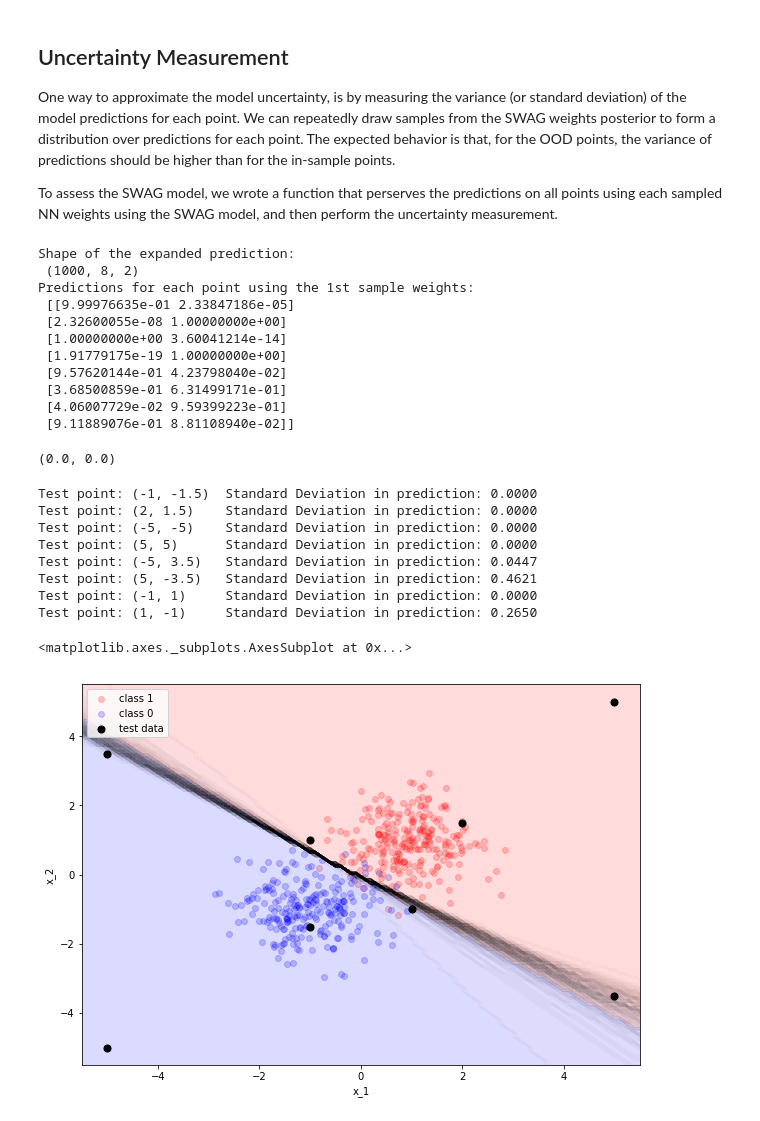
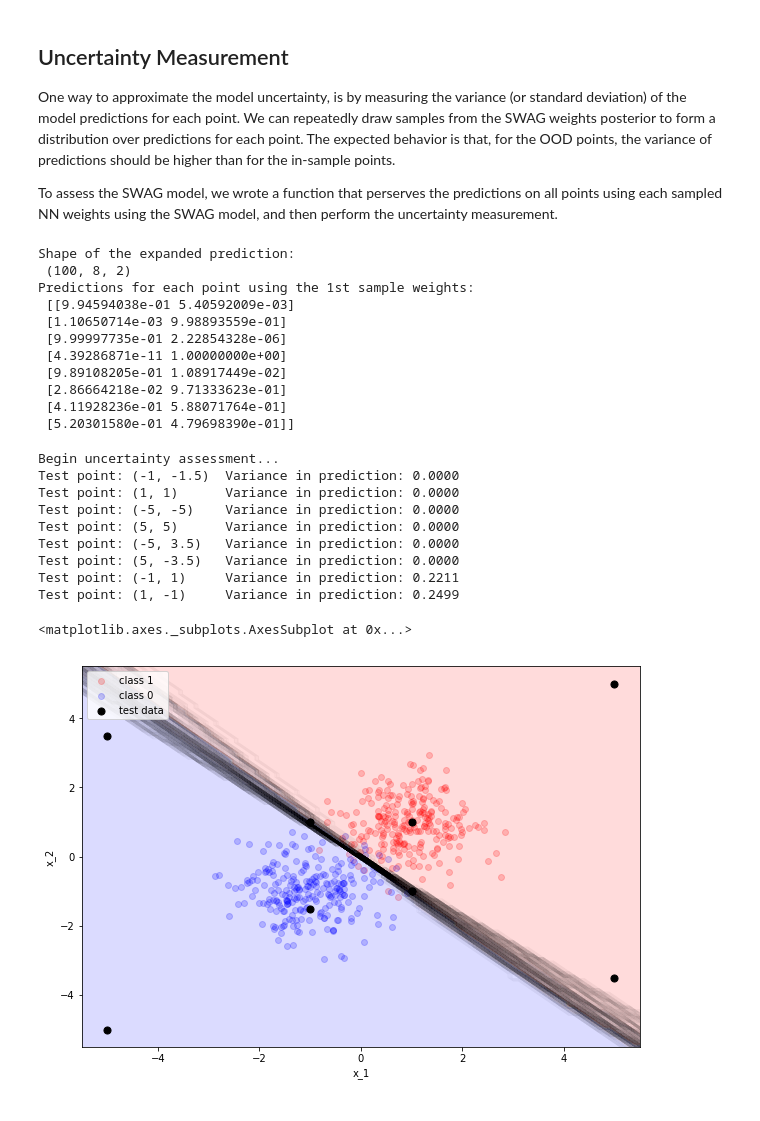
Before and after one commit to zihaoxu/swag_uncertainty, a Jupyter notebook: code/03_swag_classification.ipynb, the cells around one changed output. Cells and saved outputs as stored; diff of their text form; code cells hidden in the pictures.

```diff
--- a/code/03_swag_classification.ipynb
+++ b/code/03_swag_classification.ipynb
@@ -75,14 +75,14 @@ Total number of parameters for the NN is: 42
 # %%
 # Compile swag
 objective = 'classification'
-lr = 1e-2
+lr = 1e-3
+swa_const_lr = 1
 momentum = 0.9
 optimizer = optim.SGD
 loss_fn = nn.CrossEntropyLoss()
-train_scheduler = StepLR
 swa_scheduler = LambdaLR
 
-swag.compile(objective, lr, momentum, optimizer, loss_fn, train_scheduler, swa_scheduler)
+swag.compile(objective, lr, swa_const_lr, momentum, optimizer, loss_fn, swa_scheduler)
 # %%
 # Fit swag
 first_mom, second_mom, D = swag.fit(train_gen,
@@ -115,27 +115,21 @@ One way to approximate the model uncertainty, is by measuring the variance (or s
 To assess the SWAG model, we wrote a function that perserves the predictions on all points using each sampled NN weights using the SWAG model, and then perform the uncertainty measurement.
 # %%
 # Sample 1000 posterior weights
-expand_pred = swag.predict(torch.Tensor(X_test), [0, 1], S=1000, expanded=True)
+expand_pred = swag.predict(torch.Tensor(X_test), [0, 1], S=100, expanded=True)
 print("Shape of the expanded prediction:\n", expand_pred.shape)
 print("Predictions for each point using the 1st sample weights:\n", expand_pred[0])
 # %% [output]
 Shape of the expanded prediction:
- (1000, 8, 2)
+ (100, 8, 2)
 Predictions for each point using the 1st sample weights:
- [[9.99976635e-01 2.33847186e-05]
- [2.32600055e-08 1.00000000e+00]
- [1.00000000e+00 3.60041214e-14]
- [1.91779175e-19 1.00000000e+00]
- [9.57620144e-01 4.23798040e-02]
- [3.68500859e-01 6.31499171e-01]
- [4.06007729e-02 9.59399223e-01]
- [9.11889076e-01 8.81108940e-02]]
+ [[9.94594038e-01 5.40592009e-03]
+ [1.10650714e-03 9.98893559e-01]
+ [9.99997735e-01 2.22854328e-06]
+ [4.39286871e-11 1.00000000e+00]
+ [9.89108205e-01 1.08917449e-02]
+ [2.86664218e-02 9.71333623e-01]
+ [4.11928236e-01 5.88071764e-01]
+ [5.20301580e-01 4.79698390e-01]]
-# %%
-xx = (-1, -1.5)
-a = [swag.predict(torch.Tensor(xx).view(1, -1), [0, 1], S=1, expanded=False) for _ in range(100)]
-np.std(a), np.mean(a)
-# %% [output]
-(0.0, 0.0)
 # %%
 def uncertainty_measurement(X_test, expand_pred):
     ''' Params:
@@ -145,25 +139,27 @@ def uncertainty_measurement(X_test, expand_pred):
     var_list = []
     for i in range(len(X_test)):
         preds_i = np.argmax(expand_pred[:, i], axis=1)
-        var_list.append(np.std(preds_i))
+        var_list.append(np.var(preds_i))
 
-    for x,std in zip(X_test, var_list):
-        print(f"Test point: {x} \tStandard Deviation in prediction: {std:.4f}")
+    print("\nBegin uncertainty assessment...")
+    for x, var in zip(X_test, var_list):
+        print(f"Test point: {x} \tVariance in prediction: {var:.4f}")
 
 uncertainty_measurement(X_test, expand_pred)
 # %% [output]
-Test point: (-1, -1.5)  Standard Deviation in prediction: 0.0000
-Test point: (2, 1.5)    Standard Deviation in prediction: 0.0000
-Test point: (-5, -5)    Standard Deviation in prediction: 0.0000
-Test point: (5, 5)      Standard Deviation in prediction: 0.0000
-Test point: (-5, 3.5)   Standard Deviation in prediction: 0.0447
-Test point: (5, -3.5)   Standard Deviation in prediction: 0.4621
-Test point: (-1, 1)     Standard Deviation in prediction: 0.0000
-Test point: (1, -1)     Standard Deviation in prediction: 0.2650
+Begin uncertainty assessment...
+Test point: (-1, -1.5)  Variance in prediction: 0.0000
+Test point: (1, 1)      Variance in prediction: 0.0000
+Test point: (-5, -5)    Variance in prediction: 0.0000
+Test point: (5, 5)      Variance in prediction: 0.0000
+Test point: (-5, 3.5)   Variance in prediction: 0.0000
+Test point: (5, -3.5)   Variance in prediction: 0.0000
+Test point: (-1, 1)     Variance in prediction: 0.2211
+Test point: (1, -1)     Variance in prediction: 0.2499
 # %%
 fig, ax = plt.subplots(1, 1, figsize=(10, 7))
-plot_decision_boundary(swag, X, y, ax, poly_degree=1, test_points=X_test, shaded=True)
+plot_decision_boundary(swag, X, y, ax, xlim=6, n_models=100, poly_degree=1, test_points=X_test, shaded=True)
 # %% [output]
 <matplotlib.axes._subplots.AxesSubplot at 0x...>
-[figure, old version]
+[figure, new version]
 # %% [markdown]
```
Also changed, not shown: parts of 26 cells of this notebook, 3 other files.
